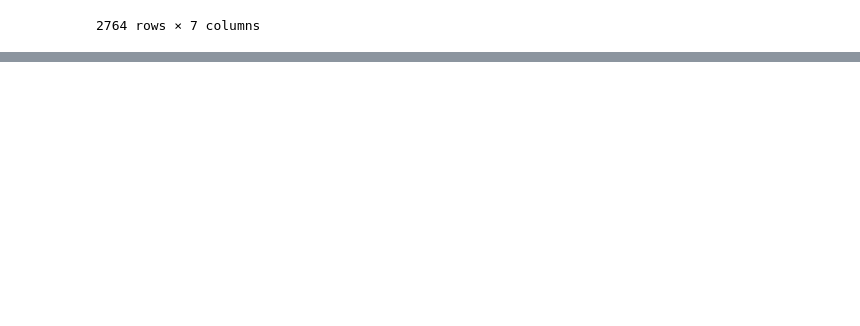
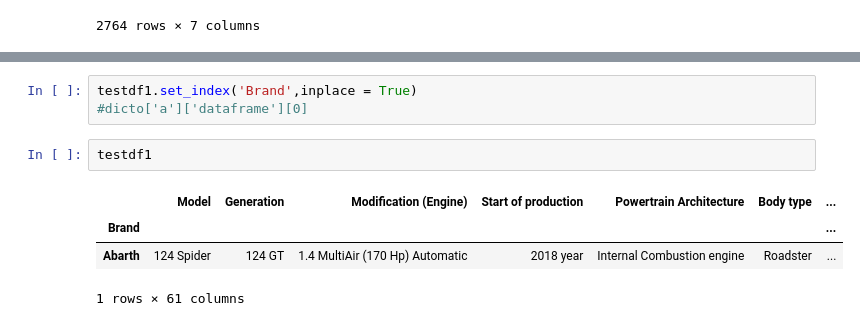
Before and after one commit to Cedric979/BEEV, a Jupyter notebook: Web Scraping.ipynb, the cells around one changed output, grey strips where cells are left out. Cells and saved outputs as stored; diff of their text form; blank space fills up the shorter version.

```diff
--- a/Web Scraping.ipynb
+++ b/Web Scraping.ipynb
@@ -457,0 +456,10 @@ testdf2
+# %%
+testdf1.set_index('Brand',inplace = True)
+#dicto['a']['dataframe'][0]
+# %%
+testdf1
+# %% [output]
+|  | Model | Generation | Modification (Engine) | Start of production | Powertrain Architecture | Body type | ... |
+| Brand |  |  |  |  |  |  | ... |
+| Abarth | 124 Spider | 124 GT | 1.4 MultiAir (170 Hp) Automatic | 2018 year | Internal Combustion engine | Roadster | ... |
+1 rows × 61 columns
```
Also changed, not shown: parts of 6 cells of this notebook.
